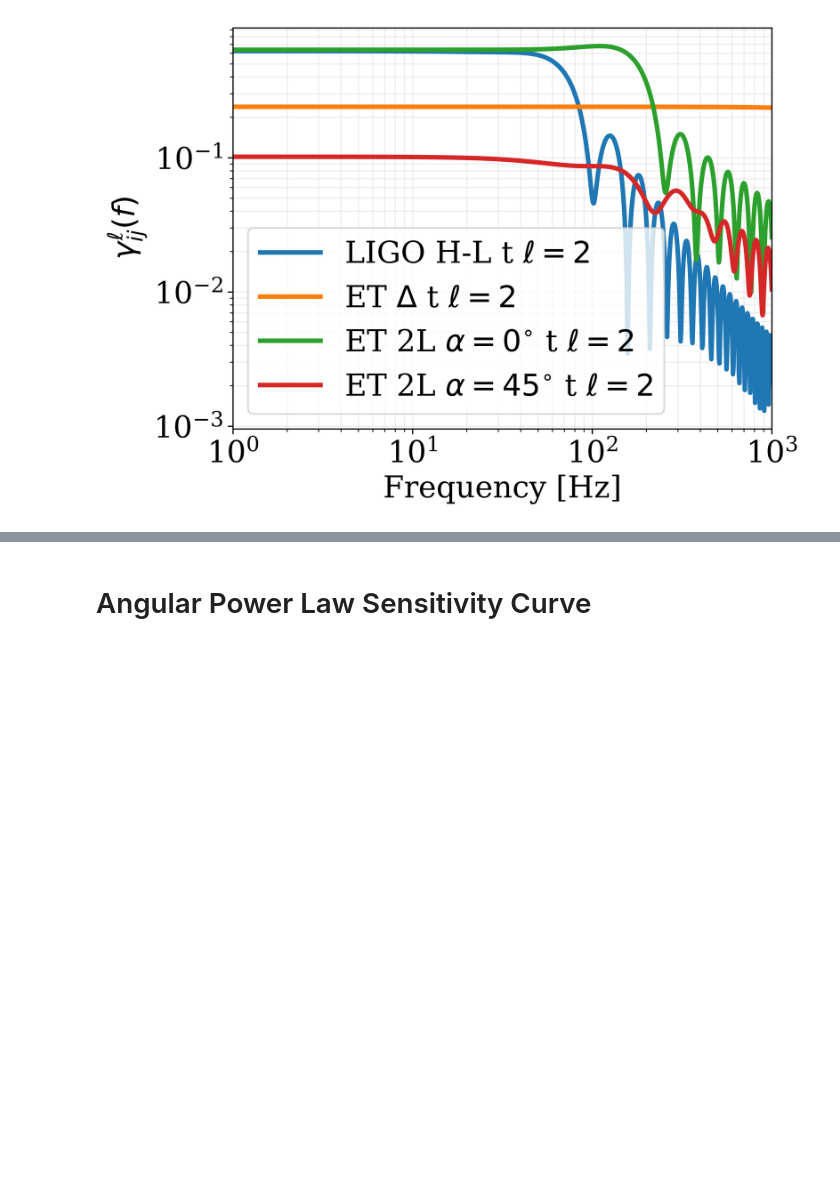
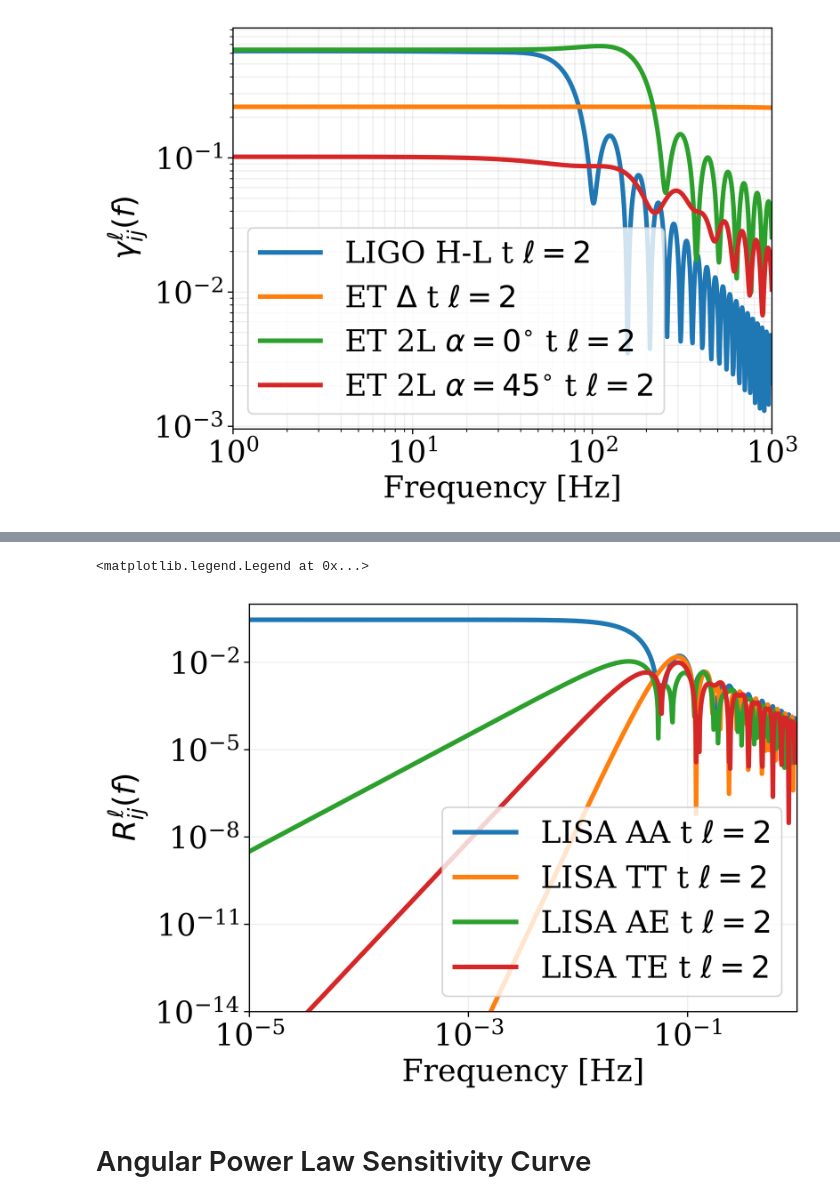
Before and after one commit to ilariacaporali/GWBird, a Jupyter notebook: example.ipynb, the cells around one changed output, grey strips where cells are left out. Drawn from its saved outputs; the diff is of its cells as text; code cells hidden in the pictures; blank space fills up the shorter version.

```diff
--- a/example.ipynb
+++ b/example.ipynb
@@ -221,2 +299,25 @@ plt.legend()
+# %%
+ell = 2
+R2_LISA_AA = AngularResponse.R_ell_AET(ell,'AA', 't', 0, f_lisa)
+R2_LISA_TT = AngularResponse.R_ell_AET(ell,'TT', 't', 0, f_lisa)
+R2_LISA_AE = AngularResponse.R_ell_AET(ell,'AE', 't', 0, f_lisa)
+R2_LISA_TE = AngularResponse.R_ell_AET(ell,'ET', 't', 0, f_lisa)
+
+plt.figure()
+plt.plot(f_lisa, R2_LISA_AA, label='LISA AA t $\ell=2$')
+plt.plot(f_lisa, R2_LISA_TT, label='LISA TT t $\ell=2$')
+plt.plot(f_lisa, R2_LISA_AE, label='LISA AE t $\ell=2$')
+plt.plot(f_lisa, R2_LISA_TE, label='LISA TE t $\ell=2$')
+plt.xlabel('Frequency [Hz]')
+plt.xscale('log')
+plt.yscale('log')
+plt.ylabel(r'$R_{ij}^{\ell}(f)$')
+plt.xlim(f_lisa.min(), f_lisa.max())
+plt.grid(which='both', alpha=0.2)
+plt.ylim(1e-14, 1)
+plt.legend()
+# %% [output]
+<matplotlib.legend.Legend at 0x...>
+[figure, added]
 # %% [markdown]
 # Angular Power Law Sensitivity Curve
```
Also changed, not shown: parts of 28 cells of this notebook, 3 other files.
